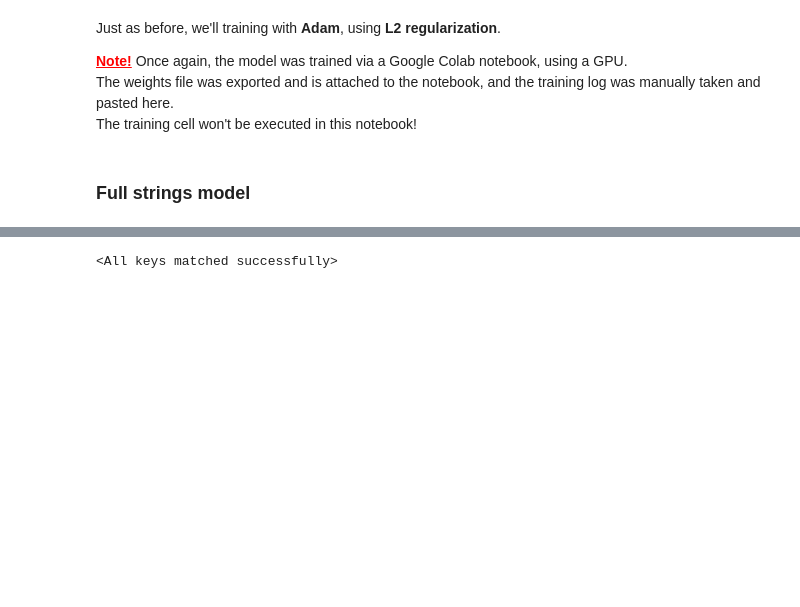
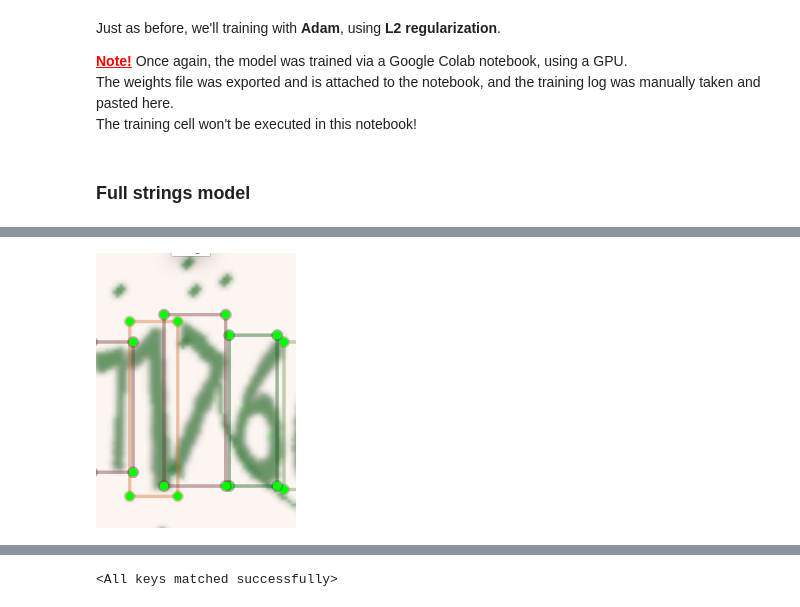
Before and after one commit to tomtalp/CaptchasProject, a Jupyter notebook: main_notebook.ipynb, the cells around one changed output, grey strips where cells are left out. Drawn from its saved outputs; the diff is of its cells as text; code cells hidden in the pictures; blank space fills up the shorter version.

```diff
--- a/main_notebook.ipynb
+++ b/main_notebook.ipynb
@@ -1173,0 +1179,4 @@ for epoch in range(num_epochs):
+# %%
+ShowImage("./assets/yolo_overlap.png", width=200, height=50)
+# %% [output]
+[figure, added]
```
Also changed, not shown: parts of 56 cells of this notebook.
